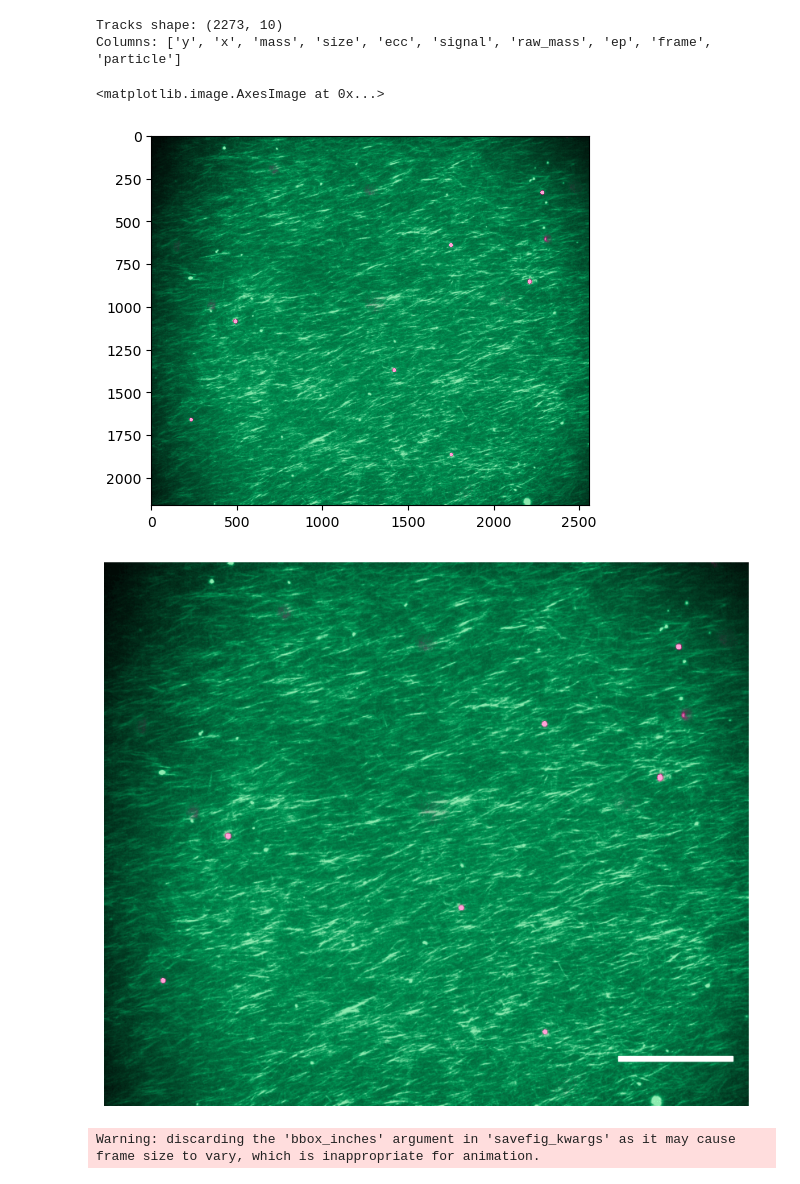
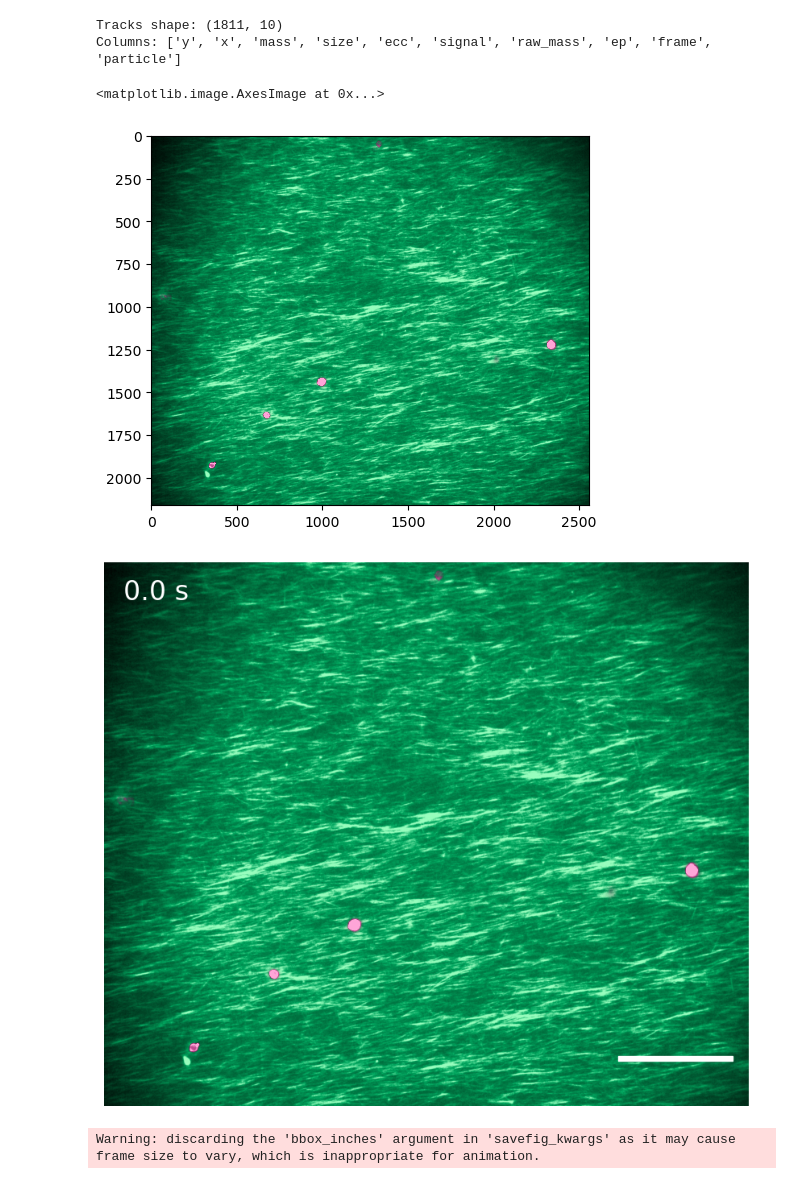
Before and after one commit to wppppupr/MTCargo_analysis, a Jupyter notebook: notebooks/movie.ipynb, the cells around one changed output. Cells and saved outputs as stored; diff of their text form; code cells hidden in the pictures.

```diff
--- a/notebooks/movie.ipynb
+++ b/notebooks/movie.ipynb
@@ -7,9 +7,9 @@ import numpy as np
 from pathlib import Path
 from skimage import filters
 
-folder = Path("/Volumes/data/Sasaki/MTsingleBeads/beads06um/20260716/beads06um003")
+folder = Path("/Volumes/data/Sasaki/MTsingleBeads/beads3um/20260708/beads3um")
 
-folder = Path("/mnt/NAS-Ebanaru/sasaki/MTsingleBeads/beads1um/20260717/beads1um002")
+#folder = Path("/mnt/NAS-Ebanaru/sasaki/MTsingleBeads/beads1um/20260717/beads1um002")
 
 MTs_file = folder / "GFP.zarr"
 beads_file = folder / "beads.zarr"
@@ -28,7 +28,7 @@ tracks_df = pandas.read_csv(track_file)
 print(f"Tracks shape: {tracks_df.shape}")
 print(f"Columns: {tracks_df.columns.tolist()}")
 # %% [output]
-Tracks shape: (2273, 10)
+Tracks shape: (1811, 10)
 Columns: ['y', 'x', 'mass', 'size', 'ecc', 'signal', 'raw_mass', 'ep', 'frame', 'particle']
 # %%
 from matplotlib.colors import LinearSegmentedColormap
@@ -55,8 +55,8 @@ cud_magenta_cmap = mcolors.LinearSegmentedColormap.from_list(
         (1.0, (1.0, 0.65, 0.85, 1.0))                  # 輝度100%: 芯が光るパステルマゼンタホワイト（不透明）
     ]
 )
-MTs_max_factor = 0.4
-beads_max_factor = 0.25
+MTs_max_factor = 0.45
+beads_max_factor = 0.3
 
 # 図を2つ並べて表示する場合
 fig, ax = plt.subplots()
@@ -67,7 +67,7 @@ ax.imshow(MTs[0], cmap=cud_gfp_cmap, vmin=MTs[0].min(), vmax = MTs[0].max()*MTs_
 ax.imshow(beads[0], cmap=cud_magenta_cmap, interpolation="nearest", vmin=beads[0].min(), vmax = beads[0].max()*beads_max_factor)
 # %% [output]
 <matplotlib.image.AxesImage at 0x...>
-[figure, old version]
+[figure, new version]
 # %%
 from matplotlib.animation import FuncAnimation
 import numpy as np
@@ -83,6 +83,11 @@ plasma_cmap = LinearSegmentedColormap.from_list(
 
 scale = 0.11
 n_frames = MTs.shape[0]
+
+# --- 追加: 1フレームあたりの実際の時間（秒）---
+# 実際の撮影間隔に合わせて調整してください（例: 0.5、3.0 など）
+time_per_frame = 4.0
+# ---------------------------------------------
 
 # ==========================================
 # 修正ポイント1: 画像の縦横比（ピクセル数）に合わせてFigureを作成
@@ -128,37 +133,53 @@ size_bar = AnchoredSizeBar(ax.transData,
                            fontproperties=fontprops)
 ax.add_artist(size_bar)
 
+# --- 追加: タイムコード用のテキストオブジェクト ---
+# transform=ax.transAxes により、Axesの左下を(0,0)、右上を(1,1)とする相対座標で配置されます
+# ここでは画面の左上（x=0.03, y=0.97）に配置しています
+time_text = ax.text(0.03, 0.97, '', transform=ax.transAxes,
+                    color='white', ha='left', va='top',
+                    fontproperties=fontprops, animated=True)
+# ------------------------------------------------
+
 def update_frame(frame):
     im1.set_array(MTs[frame])
     im2.set_array(beads[frame])
 
     current_tracks = tracks_df[tracks_df['frame'] <= frame]
 
     if len(current_tracks) > 0:
         segments = []
         colors = []
         for particle_id, group in current_tracks.groupby('particle'):
             x = group['x'].values
             y = group['y'].values
             t = group['frame'].values / n_frames
 
             pts = np.array([x, y]).T.reshape(-1, 1, 2)
             if len(pts) > 1:
                 segs = np.concatenate([pts[:-1], pts[1:]], axis=1)
                 segments.extend(segs)
                 colors.extend(t[1:])
 
         lc.set_segments(segments)
         lc.set_array(np.array(colors))
 
-    return im1, im2, lc
+    # --- 追加: タイムコードの更新 ---
+    elapsed_time = frame * time_per_frame
+    # 小数第1位までの秒数で表示します (例: 10.5 s)
+    # MM:SS形式にしたい場合は変更できます
+    time_text.set_text(f'{elapsed_time:.1f} s')
+    # -----------------------------
+
+    # 戻り値に time_text を追加 (blit=Trueの場合は更新したすべてのArtistを返す必要があります)
+    return im1, im2, lc, time_text
 
 anim = FuncAnimation(fig, update_frame,
                      frames=n_frames,
                      interval=100,
                      blit=True, repeat=True)
 # %% [output]
-[figure, old version]
+[figure, new version]
 # %%
 #anim.save("/Users/sasakinozomu/Desktop/anim.mp4", savefig_kwargs={"pad_inches": 0, "bbox_inches": "tight"})
 anim.save(str(folder / "anim.mp4"), savefig_kwargs={"pad_inches": 0, "bbox_inches": "tight"})
```
Also changed, not shown: parts of 1 cell of this notebook, 8 other files.
